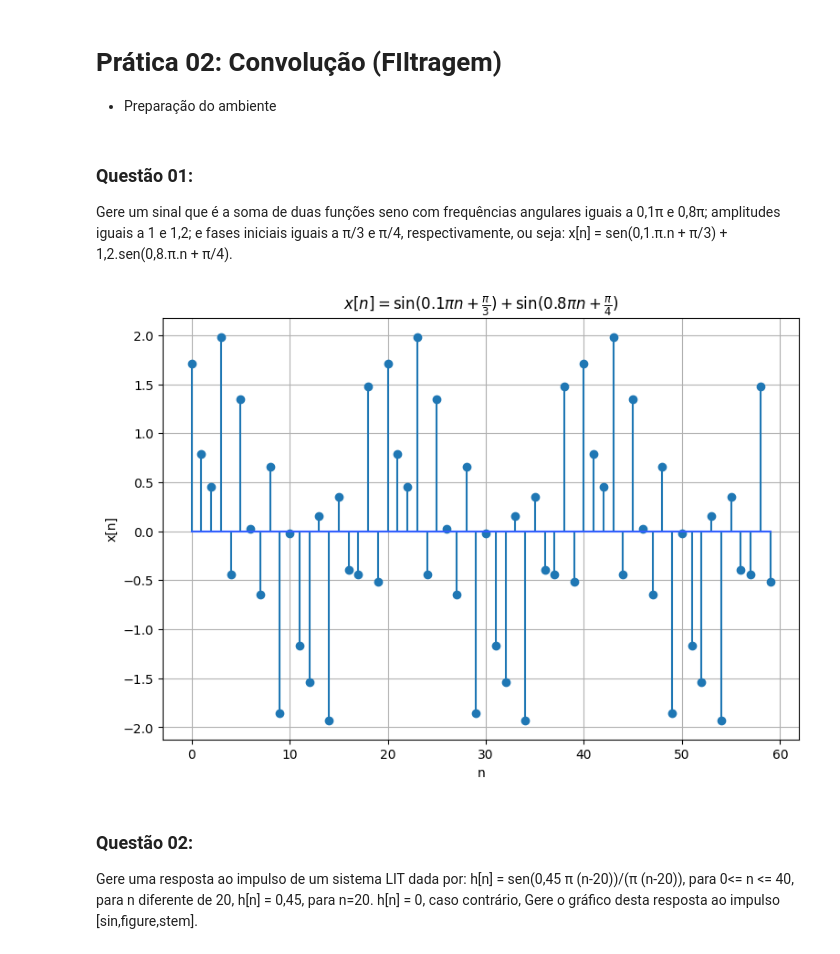
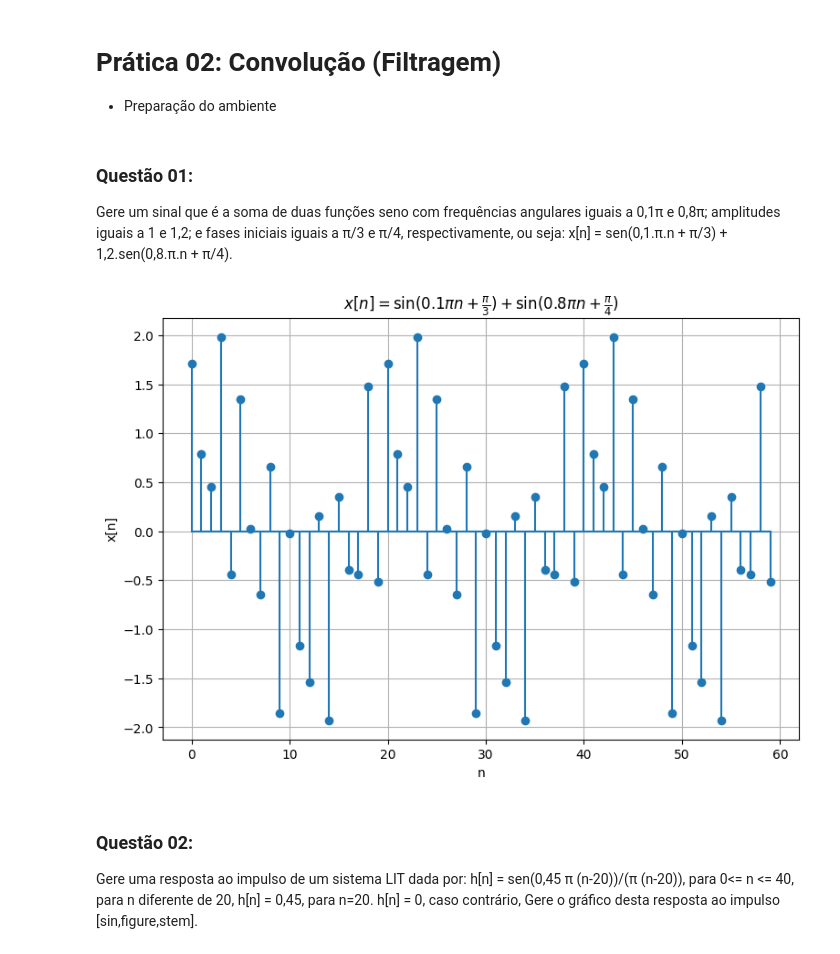
Before and after one commit to RyamLael/Sistemas-Lineares, a Jupyter notebook: Exercicios/exercicio02.ipynb, the cells around one changed output. Cells and saved outputs as stored; diff of their text form; code cells hidden in the pictures.

```diff
--- a/Exercicios/exercicio02.ipynb
+++ b/Exercicios/exercicio02.ipynb
@@ -1,5 +1,5 @@
 # %% [markdown]
-# Prática 02: Convolução (FIltragem)
+# Prática 02: Convolução (Filtragem)
 
 * Preparação do ambiente
 # %%
@@ -14,31 +14,31 @@ respectivamente, ou seja:
 # %%
 #Definindo as amostras e criando uma variável para o número pi
 n_samples = np.arange(0,60)
 pi = np.pi
 
 #definindo as duas funções seno
 sen1 = 1 * np.sin(0.1 * pi * n_samples + pi/3)
 sen2 = 1.2 * np.sin(0.8 * pi * n_samples + pi/4)
 
 #função x definida na questão
 def x(n) -> list[float]:
     return sen1 + sen2
 
 x_n = x(n_samples)
 
 #Plotando o gráfico
 plt.figure(figsize=(9,6))
-plt.stem(n_samples, x_n, basefmt="#325fff")
+plt.stem(n_samples, x_n, basefmt="")
 
 #Estilizações
 plt.title(r"$x[n]= \sin(0.1 \pi n + \frac{\pi}{3}) + \sin(0.8 \pi n + \frac{\pi}{4})$")
 plt.xlabel("n")
 plt.ylabel("x[n]")
 
 plt.grid(True)
 plt.show()
 # %% [output]
-[figure, old version]
+[figure, new version]
 # %% [markdown]
 ### Questão 02:
 Gere uma resposta ao impulso de um sistema LIT dada por:
```
Also changed, not shown: parts of 1 cell of this notebook, 2 other files.
